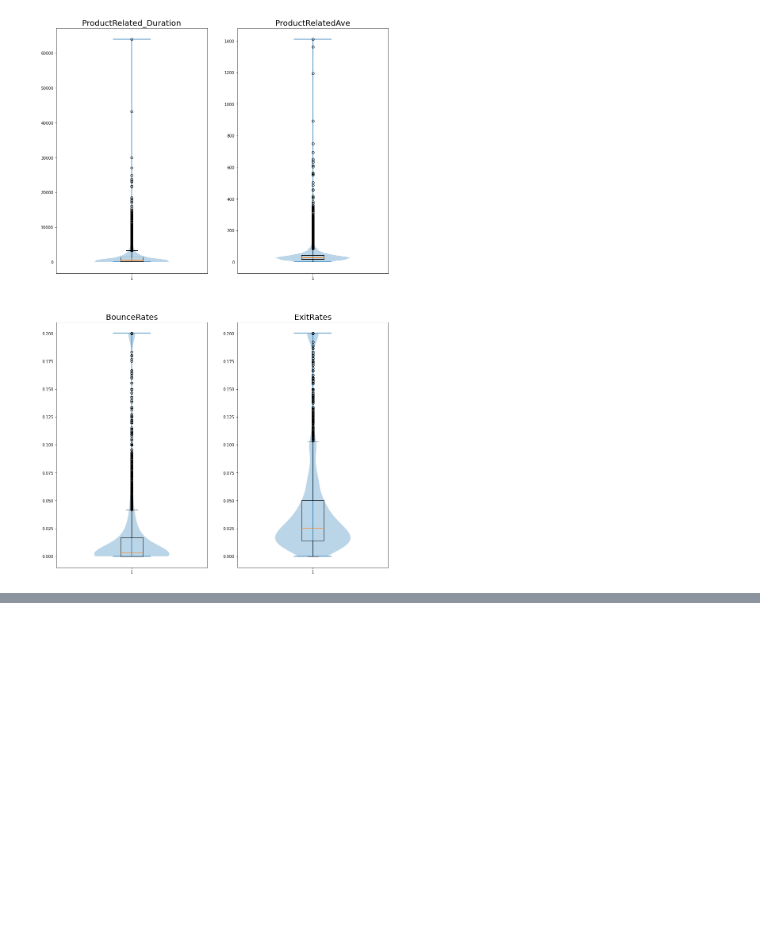
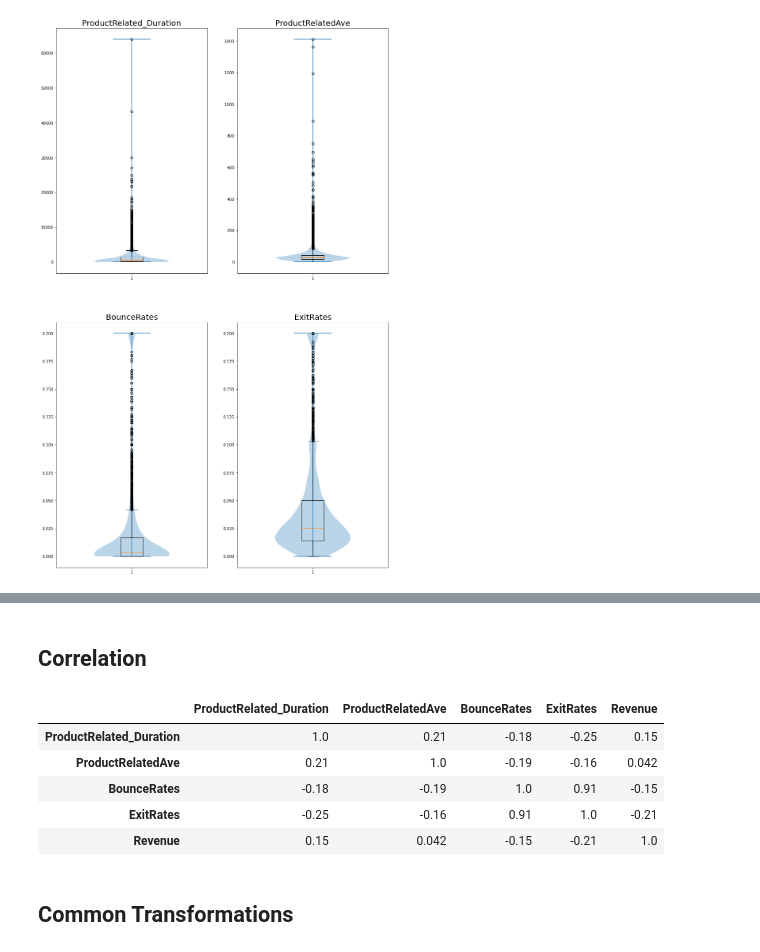
Before and after one commit to umitozmen/MachineLearning-CEGE04-Erebus, a Jupyter notebook: Introduction, Problem & Learning Task, Exploration of Dataset.ipynb, the cells around one changed output, grey strips where cells are left out. Saved outputs shown, nothing was run; the diff lists cells and outputs as text; code cells hidden in the pictures; blank space fills up the shorter version.

```diff
--- a/Introduction, Problem & Learning Task, Exploration of Dataset.ipynb
+++ b/Introduction, Problem & Learning Task, Exploration of Dataset.ipynb
@@ -100,0 +172,14 @@ The dataset also includes **region**, **visitor type** as returning or new visit
+# %% [markdown]
+## Correlation
+# %%
+numerical_features2 = data_frame_os[['ProductRelated_Duration', 'ProductRelatedAve', 'BounceRates', 'ExitRates', 'Revenue']]
+numerical_features2.corr(method='pearson').style.format('{:.2}').background_gradient(cmap=plt.get_cmap("coolwarm"), axis=1)
+# %% [output]
+|  | ProductRelated_Duration | ProductRelatedAve | BounceRates | ExitRates | Revenue |
+| ProductRelated_Duration | 1.0 | 0.21 | -0.18 | -0.25 | 0.15 |
+| ProductRelatedAve | 0.21 | 1.0 | -0.19 | -0.16 | 0.042 |
+| BounceRates | -0.18 | -0.19 | 1.0 | 0.91 | -0.15 |
+| ExitRates | -0.25 | -0.16 | 0.91 | 1.0 | -0.21 |
+| Revenue | 0.15 | 0.042 | -0.15 | -0.21 | 1.0 |
+# %% [markdown]
+## Common Transformations
```
Also changed, not shown: parts of 8 cells of this notebook, 1 other file.
